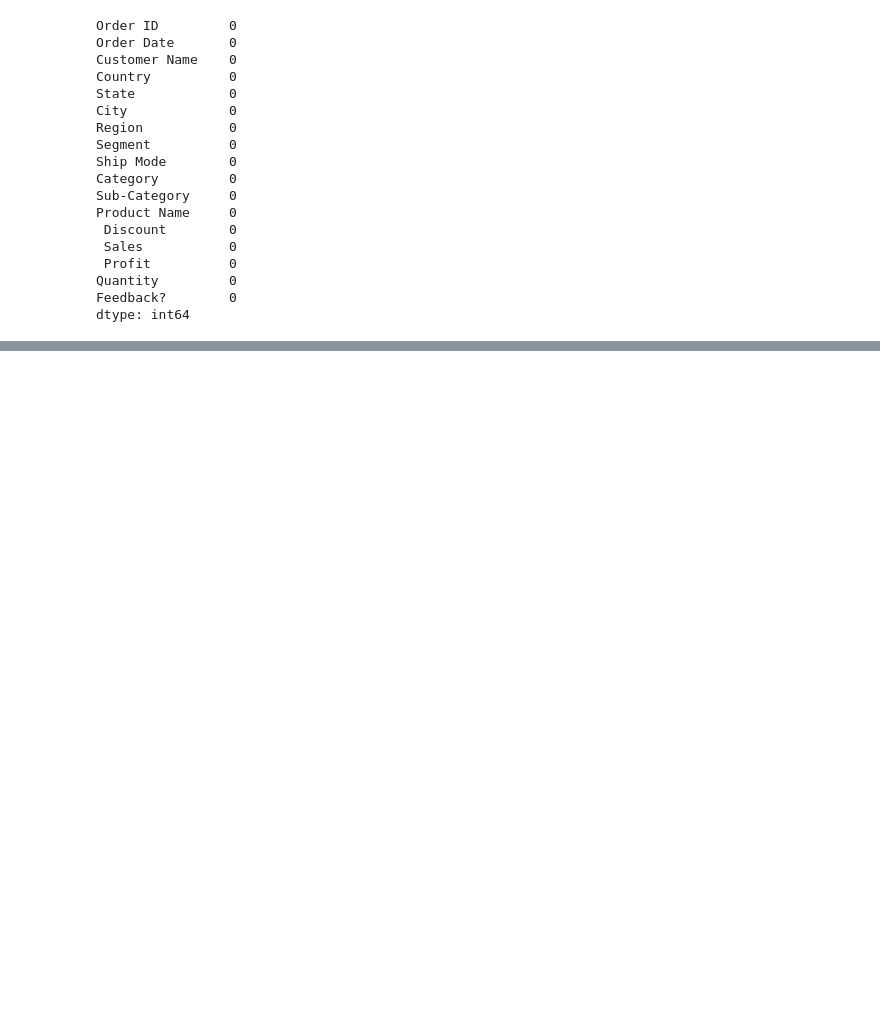
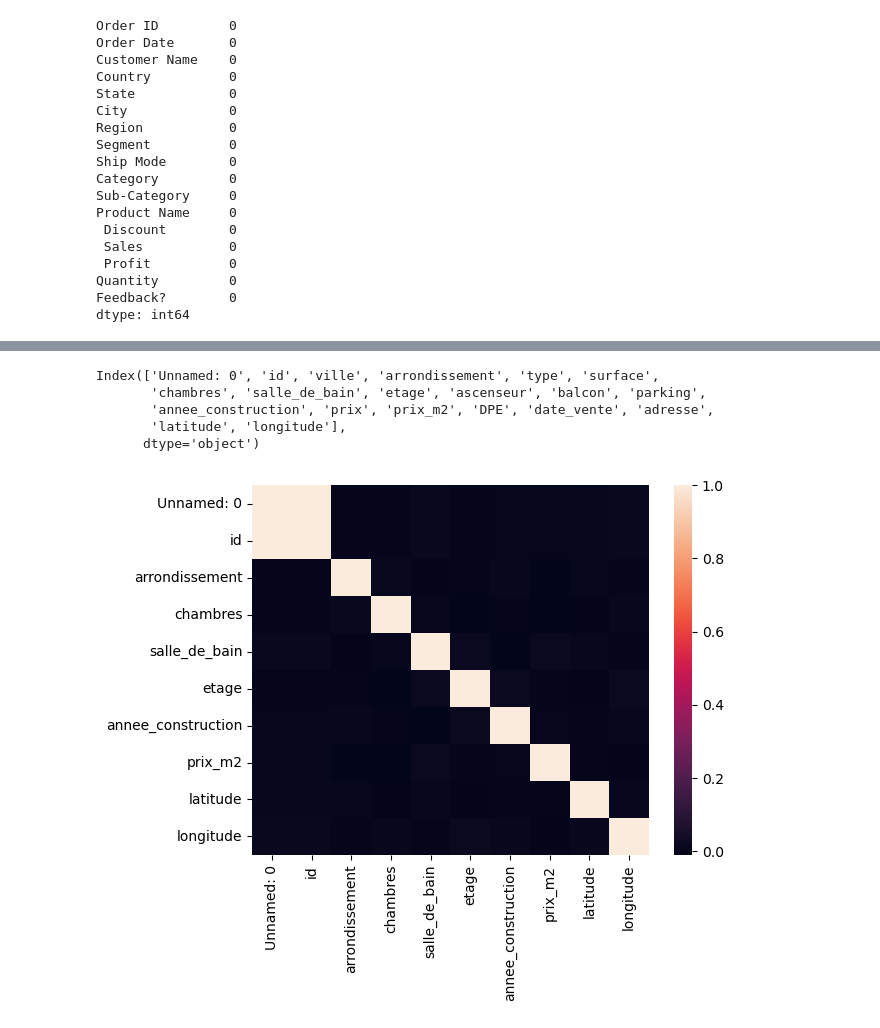
Before and after one commit to Diaure/Business-case-Market-Price-Retail, a Jupyter notebook: analysis.ipynb, the cells around one changed output, grey strips where cells are left out. Drawn from its saved outputs; the diff is of its cells as text; code cells hidden in the pictures; blank space fills up the shorter version.

```diff
--- a/analysis.ipynb
+++ b/analysis.ipynb
@@ -123,0 +186,6 @@ resultat
+# %%
+import pandas as pd
+
+df_immo = pd.read_csv('http://sc-e.fr/c075/immo_db075.csv')
+
+df_immo.head(5)
@@ -123,0 +249,3 @@ resultat
+# %%
+df_immo['surface'].fillna('None', inplace=True)
+df_immo['prix'].fillna('Non défini', inplace=True)
@@ -123,0 +265,21 @@ resultat
+# %%
+df_immo.columns
+# %% [output]
+Index(['Unnamed: 0', 'id', 'ville', 'arrondissement', 'type', 'surface',
+       'chambres', 'salle_de_bain', 'etage', 'ascenseur', 'balcon', 'parking',
+       'annee_construction', 'prix', 'prix_m2', 'DPE', 'date_vente', 'adresse',
+       'latitude', 'longitude'],
+      dtype='object')
+# %%
+import seaborn as sns
+import matplotlib.pyplot as plt
+
+remove = df_immo.drop(columns=['Unnamed: 0', 'id', 'ville', 'arrondissement', 'type', 'surface',
+       'chambres', 'salle_de_bain', 'etage', 'ascenseur', 'balcon', 'parking',
+       'annee_construction', 'prix', 'prix_m2', 'DPE', 'date_vente', 'adresse',
+       'latitude', 'longitude'],)
+cor_data = df_immo.select_dtypes(include=['number']).corr()
+sns.heatmap(cor_data, annot=False)
+plt.show()
+# %% [output]
+[figure, added]
```
Also changed, not shown: parts of 12 cells of this notebook, 6 other files.
